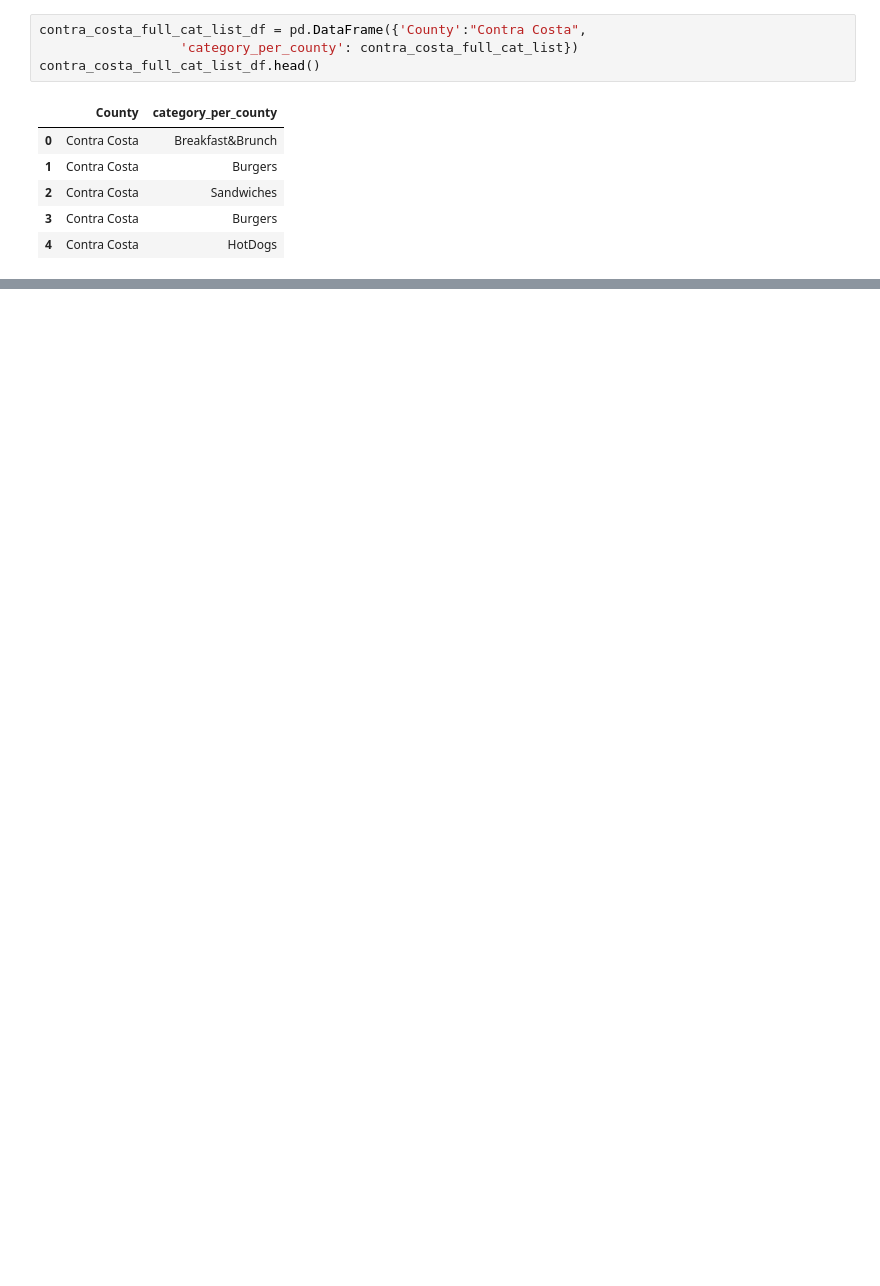
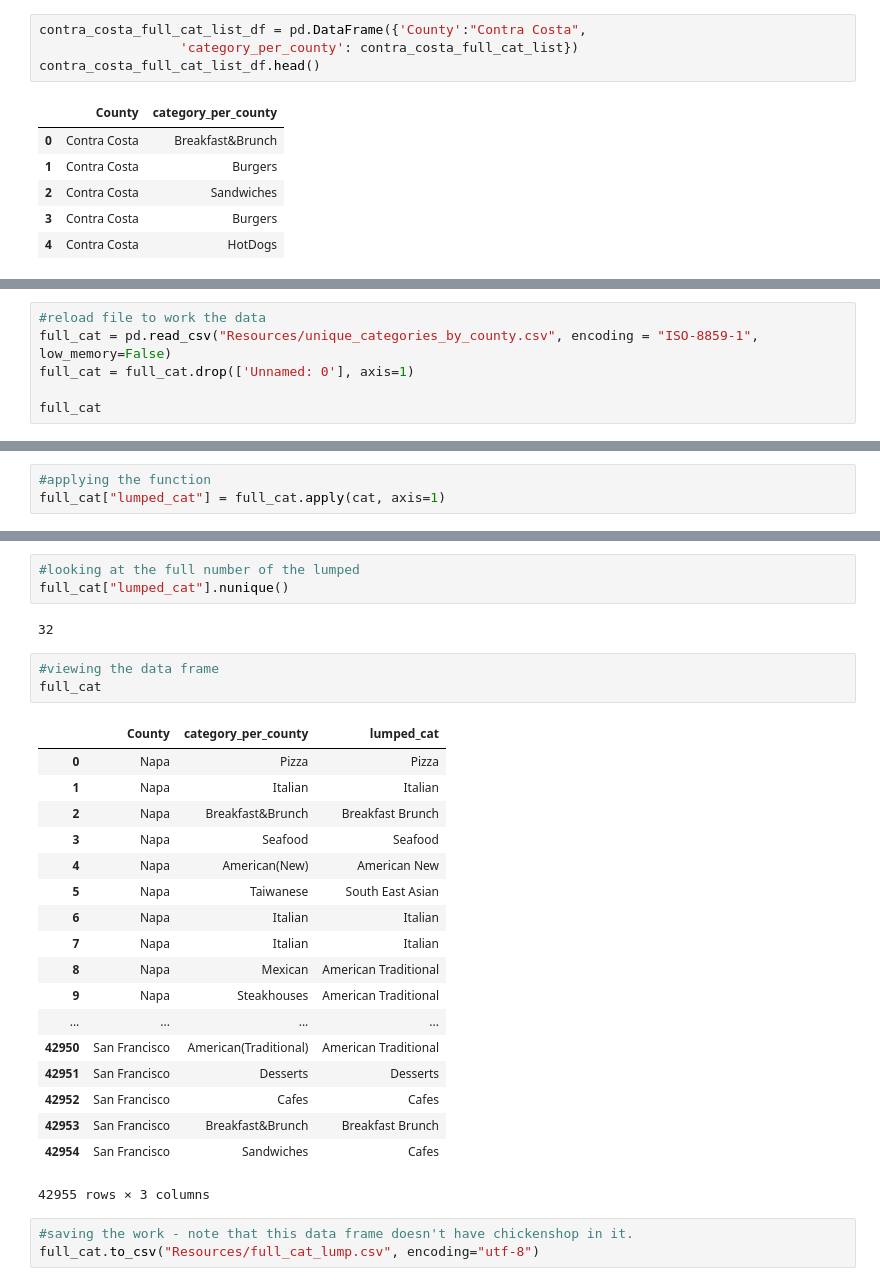
Before and after one commit to lquasem/Project-1, a Jupyter notebook: testing and analysis 7.10.2019.ipynb, the cells around one changed output, grey strips where cells are left out. Saved outputs shown, nothing was run; the diff lists cells and outputs as text; blank space fills up the shorter version.

```diff
--- a/testing and analysis 7.10.2019.ipynb
+++ b/testing and analysis 7.10.2019.ipynb
@@ -1363,0 +1436,6 @@ array(['AcaiBowls', 'Afghan', 'African', 'American(New)',
+# %%
+#reload file to work the data
+full_cat = pd.read_csv("Resources/unique_categories_by_county.csv", encoding = "ISO-8859-1", low_memory=False)
+full_cat = full_cat.drop(['Unnamed: 0'], axis=1)
+
+full_cat
@@ -1363,0 +1542,3 @@ array(['AcaiBowls', 'Afghan', 'African', 'American(New)',
+# %%
+#applying the function
+full_cat["lumped_cat"] = full_cat.apply(cat, axis=1)
@@ -1363,0 +1589,30 @@ array(['AcaiBowls', 'Afghan', 'African', 'American(New)',
+# %%
+#looking at the full number of the lumped
+full_cat["lumped_cat"].nunique()
+# %% [output]
+32
+# %%
+#viewing the data frame
+full_cat
+# %% [output]
+|  | County | category_per_county | lumped_cat |
+| 0 | Napa | Pizza | Pizza |
+| 1 | Napa | Italian | Italian |
+| 2 | Napa | Breakfast&Brunch | Breakfast Brunch |
+| 3 | Napa | Seafood | Seafood |
+| 4 | Napa | American(New) | American New |
+| 5 | Napa | Taiwanese | South East Asian |
+| 6 | Napa | Italian | Italian |
+| 7 | Napa | Italian | Italian |
+| 8 | Napa | Mexican | American Traditional |
+| 9 | Napa | Steakhouses | American Traditional |
+| ... | ... | ... | ... |
+| 42950 | San Francisco | American(Traditional) | American Traditional |
+| 42951 | San Francisco | Desserts | Desserts |
+| 42952 | San Francisco | Cafes | Cafes |
+| 42953 | San Francisco | Breakfast&Brunch | Breakfast Brunch |
+| 42954 | San Francisco | Sandwiches | Cafes |
+42955 rows × 3 columns
+# %%
+#saving the work - note that this data frame doesn't have chickenshop in it.
+full_cat.to_csv("Resources/full_cat_lump.csv", encoding="utf-8")
```
Also changed, not shown: parts of 36 cells of this notebook.
